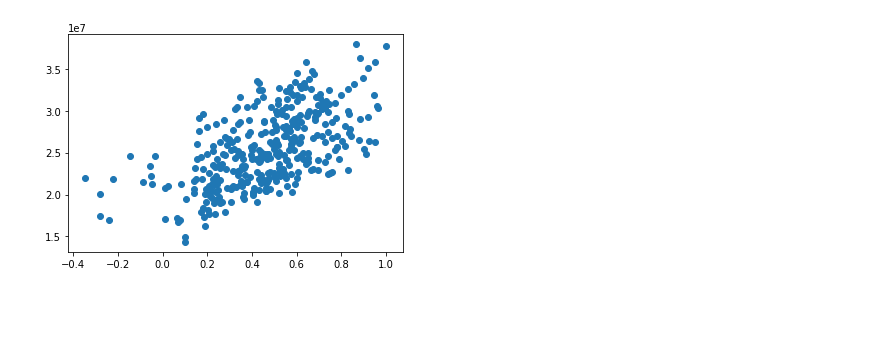
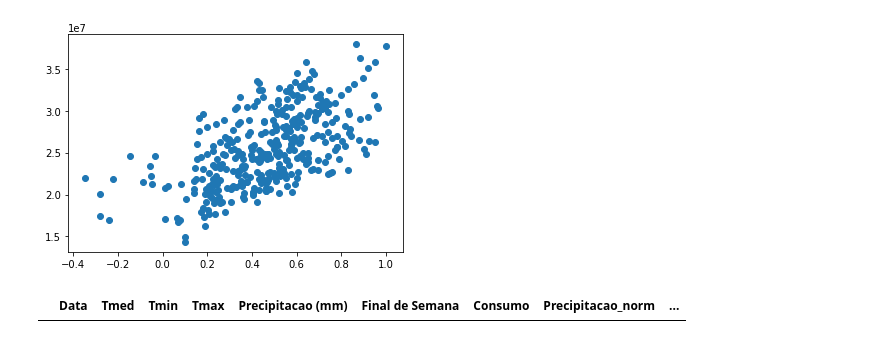
Before and after one commit to thiagorayam/Data, a Jupyter notebook: Exemplo1.ipynb, the cells around one changed output. Drawn from its saved outputs; the diff is of its cells as text; code cells hidden in the pictures; blank space fills up the shorter version.

```diff
--- a/Exemplo1.ipynb
+++ b/Exemplo1.ipynb
@@ -135,3 +135,7 @@ plt.scatter(x=df['Clima'],y=df['Consumo'])
 # %% [output]
 <matplotlib.collections.PathCollection at 0x...>
 [figure]
+# %%
+df[df.duplicated()].sort_values("Clima").head()
+# %% [output]
+|  | Data | Tmed | Tmin | Tmax | Precipitacao (mm) | Final de Semana | Consumo | Precipitacao_norm | ... |
```
